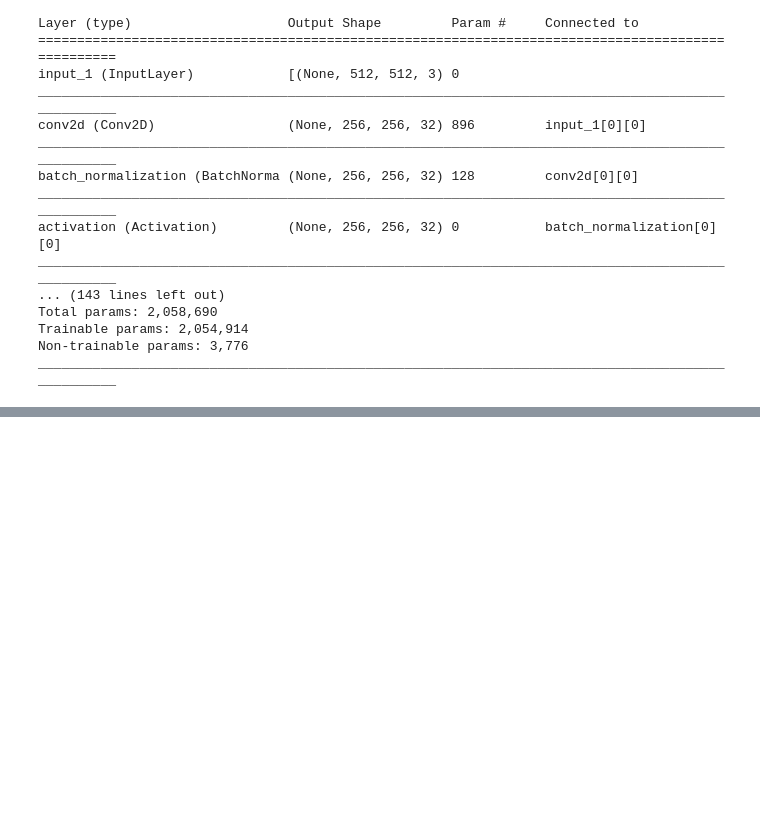
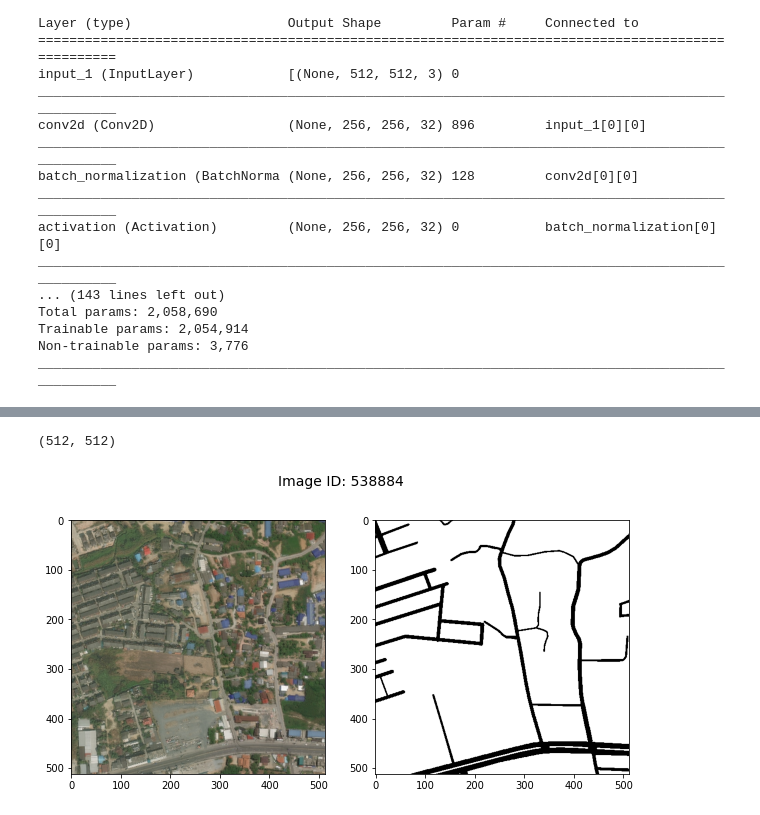
Before and after one commit to hmlewis-astro/street_network_deep_learning, a Jupyter notebook: test_notebook.ipynb, the cells around one changed output, grey strips where cells are left out. Cells and saved outputs as stored; diff of their text form; code cells hidden in the pictures; blank space fills up the shorter version.

```diff
--- a/test_notebook.ipynb
+++ b/test_notebook.ipynb
@@ -383,0 +397,10 @@ ax[2].imshow(keras.preprocessing.image.array_to_img(mask), cmap='Greys');
+# %%
+fig, ax = plt.subplots(1, 2, figsize=(10,5))
+
+fig.suptitle('Image ID: {}'.format(metadata_train['image_id'][0]),
+               fontsize=14)
+ax[0].imshow(img)
+ax[1].imshow(np.array(msk), cmap='Greys');
+# %% [output]
+(512, 512)
+[figure, added]
```
Also changed, not shown: parts of 12 cells of this notebook.
